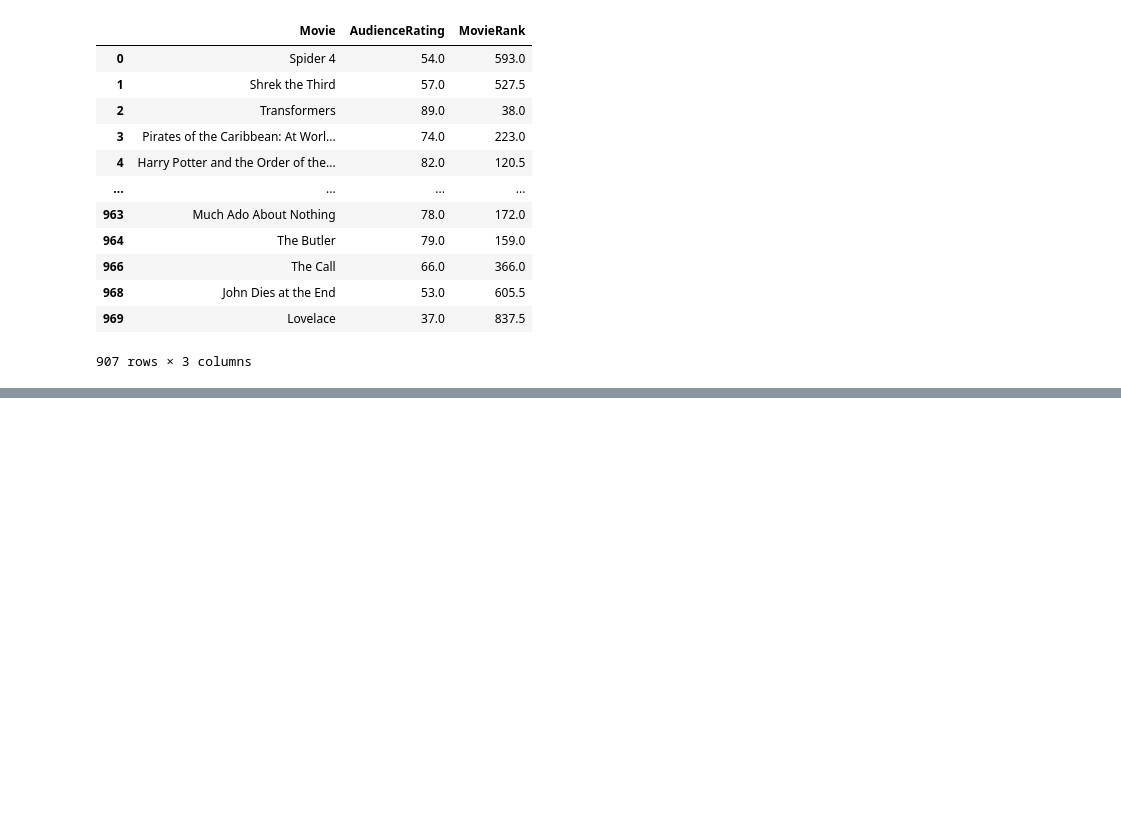
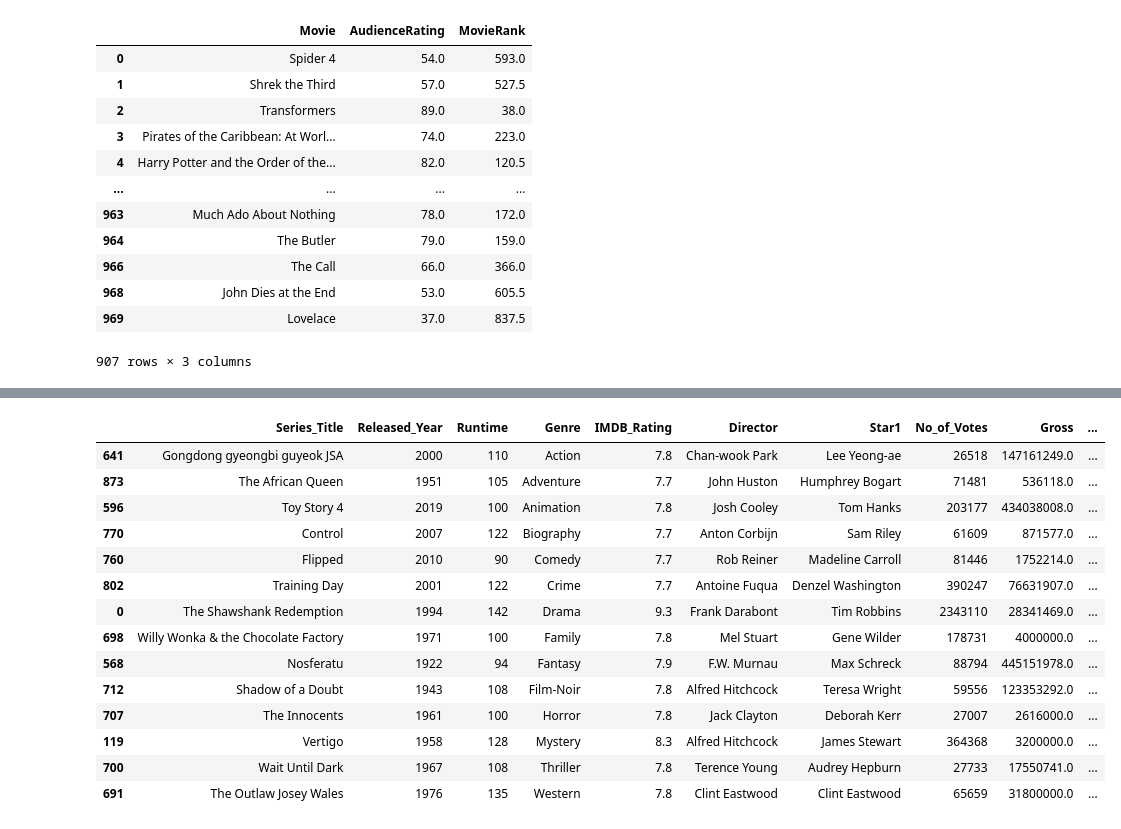
Before and after one commit to sameer-malik1/AI-ML, a Jupyter notebook: pandas.ipynb, the cells around one changed output, grey strips where cells are left out. Saved outputs shown, nothing was run; the diff lists cells and outputs as text; code cells hidden in the pictures; blank space fills up the shorter version.

```diff
--- a/pandas.ipynb
+++ b/pandas.ipynb
@@ -997,0 +1207,18 @@ dtype: float64
+# %%
+genres.sample() # randomly shows the movies of each group
+# %% [output]
+|  | Series_Title | Released_Year | Runtime | Genre | IMDB_Rating | Director | Star1 | No_of_Votes | Gross | ... |
+| 641 | Gongdong gyeongbi guyeok JSA | 2000 | 110 | Action | 7.8 | Chan-wook Park | Lee Yeong-ae | 26518 | 147161249.0 | ... |
+| 873 | The African Queen | 1951 | 105 | Adventure | 7.7 | John Huston | Humphrey Bogart | 71481 | 536118.0 | ... |
+| 596 | Toy Story 4 | 2019 | 100 | Animation | 7.8 | Josh Cooley | Tom Hanks | 203177 | 434038008.0 | ... |
+| 770 | Control | 2007 | 122 | Biography | 7.7 | Anton Corbijn | Sam Riley | 61609 | 871577.0 | ... |
+| 760 | Flipped | 2010 | 90 | Comedy | 7.7 | Rob Reiner | Madeline Carroll | 81446 | 1752214.0 | ... |
+| 802 | Training Day | 2001 | 122 | Crime | 7.7 | Antoine Fuqua | Denzel Washington | 390247 | 76631907.0 | ... |
+| 0 | The Shawshank Redemption | 1994 | 142 | Drama | 9.3 | Frank Darabont | Tim Robbins | 2343110 | 28341469.0 | ... |
+| 698 | Willy Wonka & the Chocolate Factory | 1971 | 100 | Family | 7.8 | Mel Stuart | Gene Wilder | 178731 | 4000000.0 | ... |
+| 568 | Nosferatu | 1922 | 94 | Fantasy | 7.9 | F.W. Murnau | Max Schreck | 88794 | 445151978.0 | ... |
+| 712 | Shadow of a Doubt | 1943 | 108 | Film-Noir | 7.8 | Alfred Hitchcock | Teresa Wright | 59556 | 123353292.0 | ... |
+| 707 | The Innocents | 1961 | 100 | Horror | 7.8 | Jack Clayton | Deborah Kerr | 27007 | 2616000.0 | ... |
+| 119 | Vertigo | 1958 | 128 | Mystery | 8.3 | Alfred Hitchcock | James Stewart | 364368 | 3200000.0 | ... |
+| 700 | Wait Until Dark | 1967 | 108 | Thriller | 7.8 | Terence Young | Audrey Hepburn | 27733 | 17550741.0 | ... |
+| 691 | The Outlaw Josey Wales | 1976 | 135 | Western | 7.8 | Clint Eastwood | Clint Eastwood | 65659 | 31800000.0 | ... |
```
Also changed, not shown: parts of 29 cells of this notebook.
